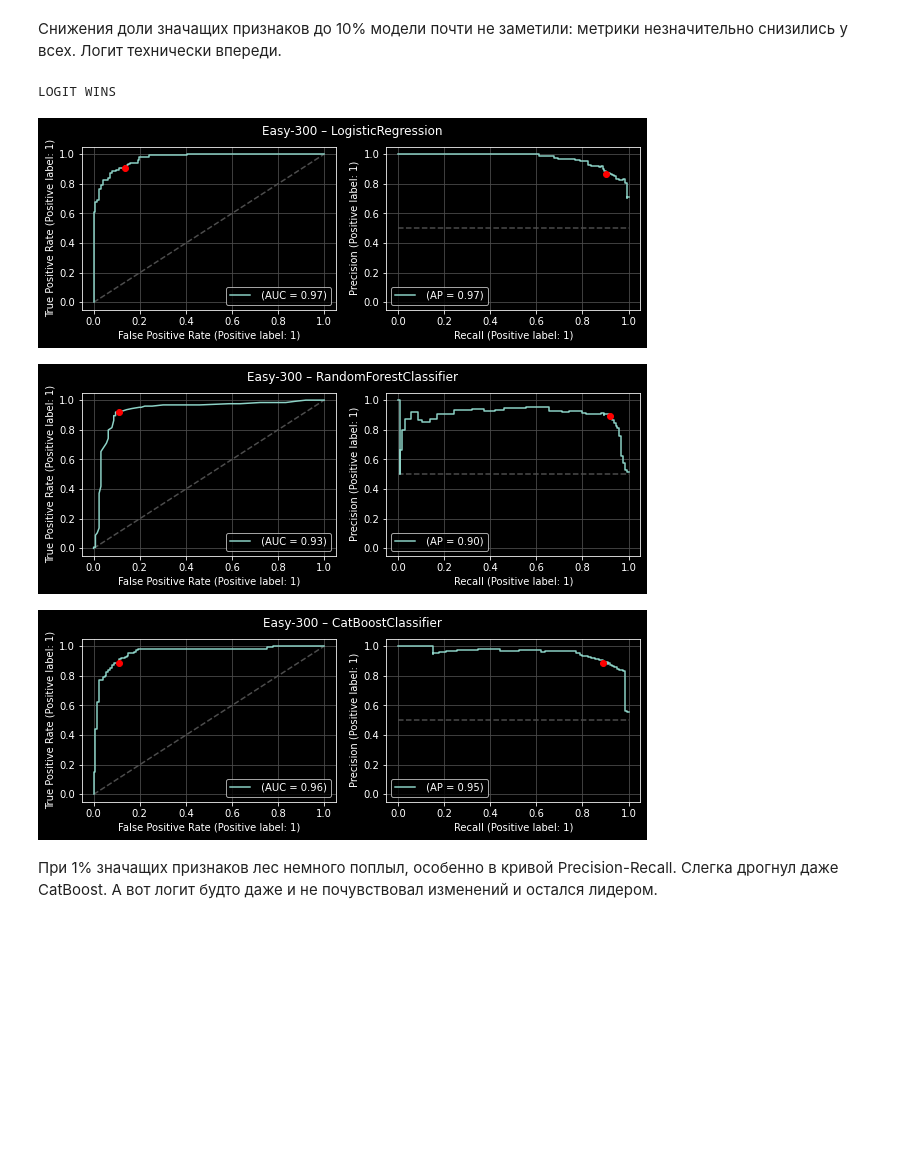
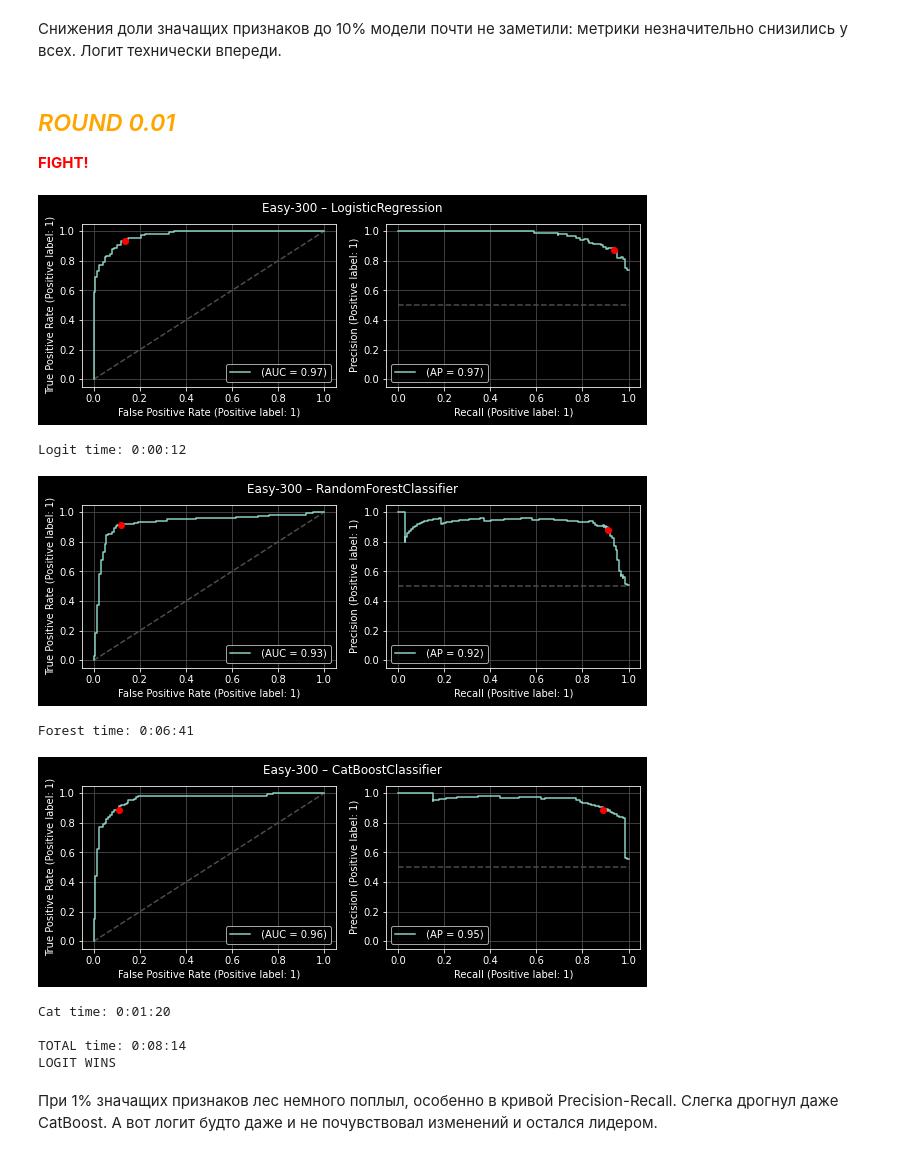
Before and after one commit to vkarakcheev/DS, a Jupyter notebook: logit_vs_forest.ipynb, the cells around one changed output. Saved outputs shown, nothing was run; the diff lists cells and outputs as text; code cells hidden in the pictures; blank space fills up the shorter version.

```diff
--- a/logit_vs_forest.ipynb
+++ b/logit_vs_forest.ipynb
@@ -251,0 +293,9 @@ def fight(n_samples=1000, n_features=3, n_informative=3,
+# %%
+easy = pd.DataFrame(
+    index=pd.Index([1, .1, .01, .001],
+                   name='Share of Informative Features'),
+    columns=pd.Series(['Logit', 'Forest', 'CatBoost'],
+                      name='Classifier')
+)
+medium = easy.copy()
+hard = easy.copy()
@@ -268,4 +338,4 @@ plot_blobs(n_clusters_per_class=4, title='Easy-to-Classify Dataset')
 # %%
-fight(n_clusters_per_class=4, n_features=3, cat=True,
-      title='Easy-3 – ')
+easy.loc[1] = fight(n_clusters_per_class=4, n_features=3,
+    title='Easy-3 – ')
 # %% [output]
@@ -278,4 +357,4 @@ FOREST WINS
 # %%
-fight(n_clusters_per_class=4, n_features=30, cat=True,
-      title='Easy-30 – ')
+easy.loc[.1] = fight(n_clusters_per_class=4, n_features=30,
+    title='Easy-30 – ')
 # %% [output]
@@ -286,12 +370,21 @@ LOGIT WINS
 # %% [markdown]
 Снижения доли значащих признаков до 10% модели почти не заметили: метрики незначительно снизились у всех. Логит технически впереди.
+# %% [markdown]
+## <font color='orange'><i>ROUND 0.01</i></font>
+
+<font color='red'><b>FIGHT!</b></font>
 # %%
-fight(n_clusters_per_class=4, n_features=300, cat=True,
-      title='Easy-300 – ')
+easy.loc[.01] = fight(n_clusters_per_class=4, n_features=300,
+    title='Easy-300 – ')
 # %% [output]
+[figure, new version]
-LOGIT WINS
+Logit time: 0:00:12
-[figure, old version]
-[figure, old version]
+[figure, new version]
+Forest time: 0:06:41
 [figure]
+Cat time: 0:01:20
+
+TOTAL time: 0:08:14
+LOGIT WINS
 # %% [markdown]
 При 1% значащих признаков лес немного поплыл, особенно в кривой Precision-Recall. Слегка дрогнул даже CatBoost. А вот логит будто даже и не почувствовал изменений и остался лидером.
```
Also changed, not shown: parts of 95 cells of this notebook.
